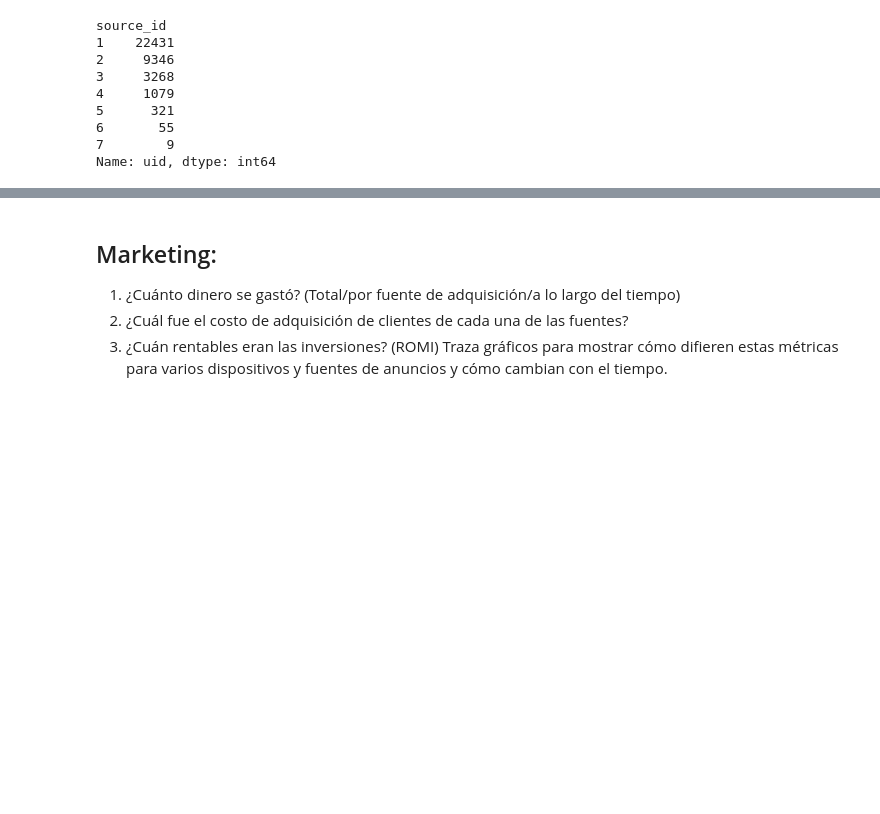
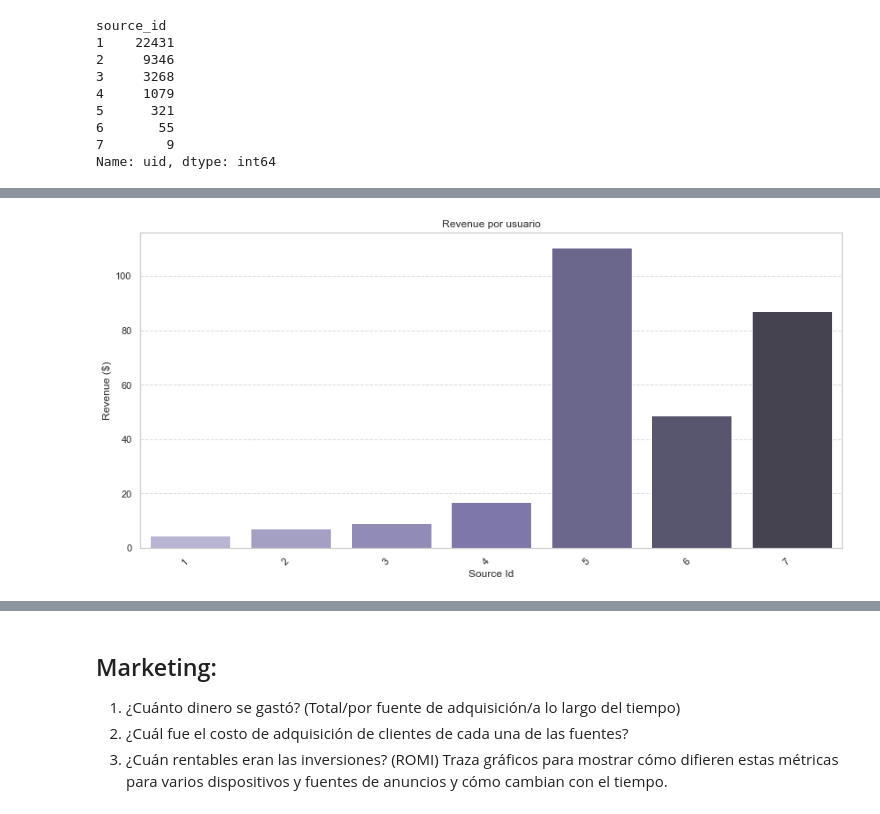
Before and after one commit to latostadorano/tt_s09_showz_tickets, a Jupyter notebook: s_09.ipynb, the cells around one changed output, grey strips where cells are left out. Cells and saved outputs as stored; diff of their text form; code cells hidden in the pictures; blank space fills up the shorter version.

```diff
--- a/s_09.ipynb
+++ b/s_09.ipynb
@@ -420,0 +286,3 @@ Name: uid, dtype: int64
+# %%
+source_conversion['revenue_per_user'] = (source_conversion.revenue / source_conversion.unique_users)
+source_conversion
@@ -420,0 +299,21 @@ Name: uid, dtype: int64
+# %%
+sns.set(style="whitegrid")
+
+plt.figure(figsize=(12,6))
+
+sns.barplot(
+    x=source_conversion.index,
+    y=source_conversion['revenue_per_user'],
+    palette='Purples_d'
+)
+
+plt.xticks(rotation=45, ha='right')
+plt.title('Revenue por usuario')
+plt.xlabel('Source Id')
+plt.ylabel('Revenue ($)')
+plt.grid(axis='y', linestyle='--', alpha=0.7)
+
+plt.tight_layout()
+plt.show()
+# %% [output]
+[figure, added]
```
Also changed, not shown: parts of 28 cells of this notebook.
